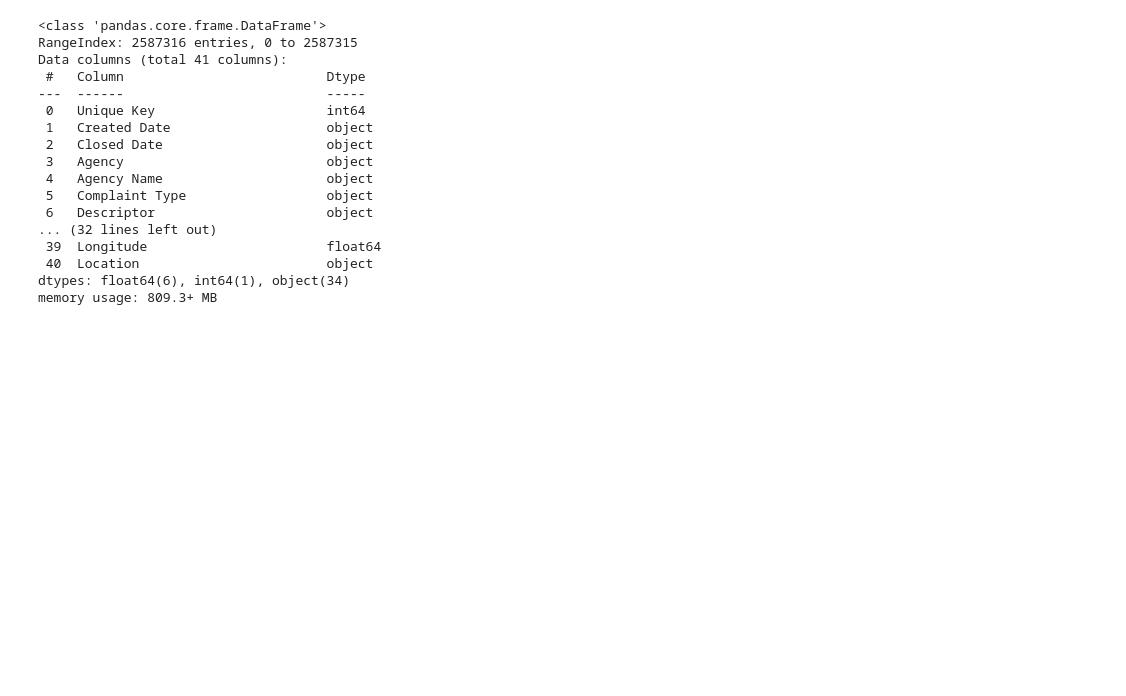
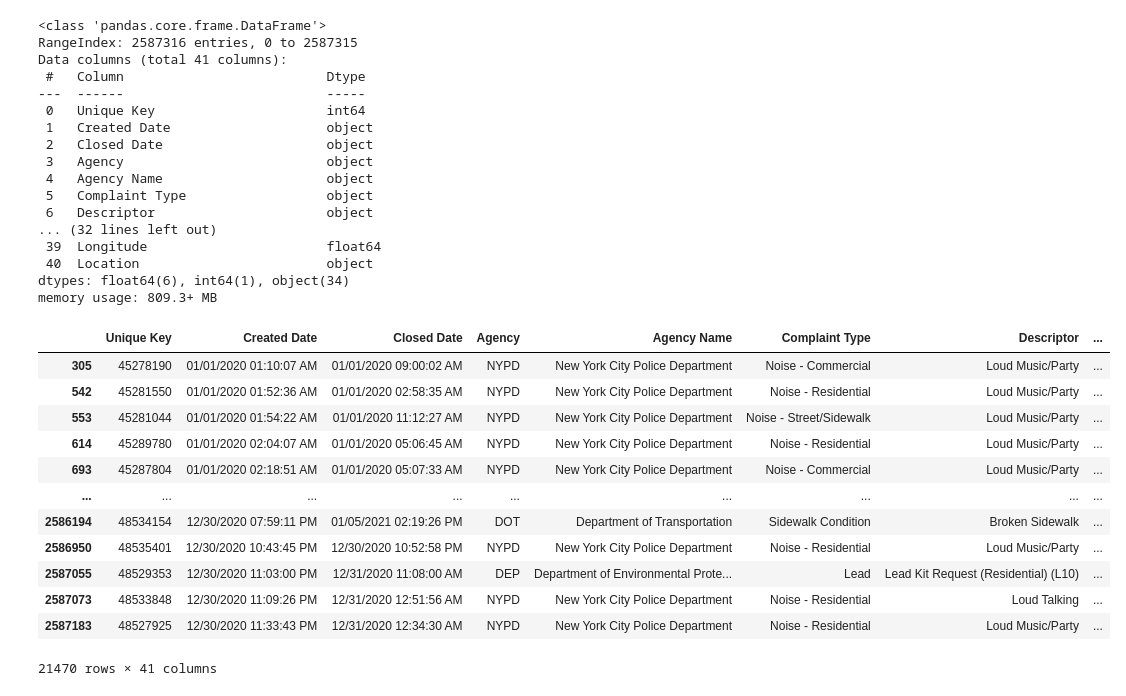
Before and after one commit to guanglinghelen/tfaproject, a Jupyter notebook: Top10.ipynb, the cells around one changed output. Saved outputs shown, nothing was run; the diff lists cells and outputs as text; code cells hidden in the pictures; blank space fills up the shorter version.

```diff
--- a/Top10.ipynb
+++ b/Top10.ipynb
@@ -38,3 +38,20 @@ Data columns (total 41 columns):
  40  Location                        object
 dtypes: float64(6), int64(1), object(34)
 memory usage: 809.3+ MB
+# %%
+df_type=df[df["Incident Zip"]==10027]
+df_type
+# %% [output]
+|  | Unique Key | Created Date | Closed Date | Agency | Agency Name | Complaint Type | Descriptor | ... |
+| 305 | 45278190 | 01/01/2020 01:10:07 AM | 01/01/2020 09:00:02 AM | NYPD | New York City Police Department | Noise - Commercial | Loud Music/Party | ... |
+| 542 | 45281550 | 01/01/2020 01:52:36 AM | 01/01/2020 02:58:35 AM | NYPD | New York City Police Department | Noise - Residential | Loud Music/Party | ... |
+| 553 | 45281044 | 01/01/2020 01:54:22 AM | 01/01/2020 11:12:27 AM | NYPD | New York City Police Department | Noise - Street/Sidewalk | Loud Music/Party | ... |
+| 614 | 45289780 | 01/01/2020 02:04:07 AM | 01/01/2020 05:06:45 AM | NYPD | New York City Police Department | Noise - Residential | Loud Music/Party | ... |
+| 693 | 45287804 | 01/01/2020 02:18:51 AM | 01/01/2020 05:07:33 AM | NYPD | New York City Police Department | Noise - Commercial | Loud Music/Party | ... |
+| ... | ... | ... | ... | ... | ... | ... | ... | ... |
+| 2586194 | 48534154 | 12/30/2020 07:59:11 PM | 01/05/2021 02:19:26 PM | DOT | Department of Transportation | Sidewalk Condition | Broken Sidewalk | ... |
+| 2586950 | 48535401 | 12/30/2020 10:43:45 PM | 12/30/2020 10:52:58 PM | NYPD | New York City Police Department | Noise - Residential | Loud Music/Party | ... |
+| 2587055 | 48529353 | 12/30/2020 11:03:00 PM | 12/31/2020 11:08:00 AM | DEP | Department of Environmental Prote... | Lead | Lead Kit Request (Residential) (L10) | ... |
+| 2587073 | 48533848 | 12/30/2020 11:09:26 PM | 12/31/2020 12:51:56 AM | NYPD | New York City Police Department | Noise - Residential | Loud Talking | ... |
+| 2587183 | 48527925 | 12/30/2020 11:33:43 PM | 12/31/2020 12:34:30 AM | NYPD | New York City Police Department | Noise - Residential | Loud Music/Party | ... |
+21470 rows × 41 columns
```
